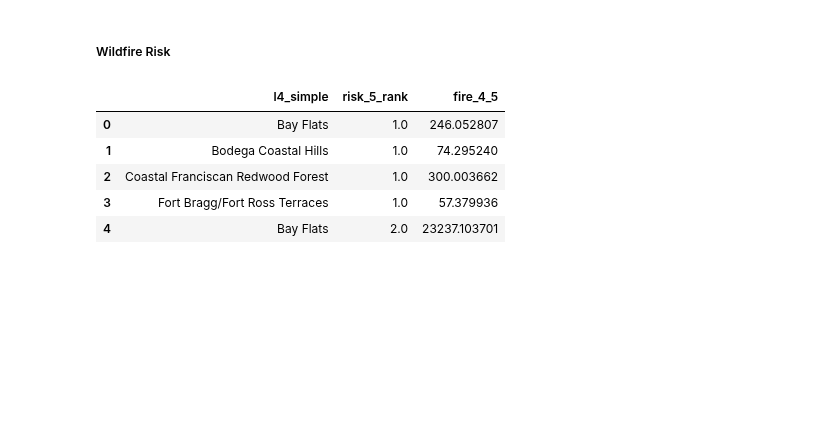
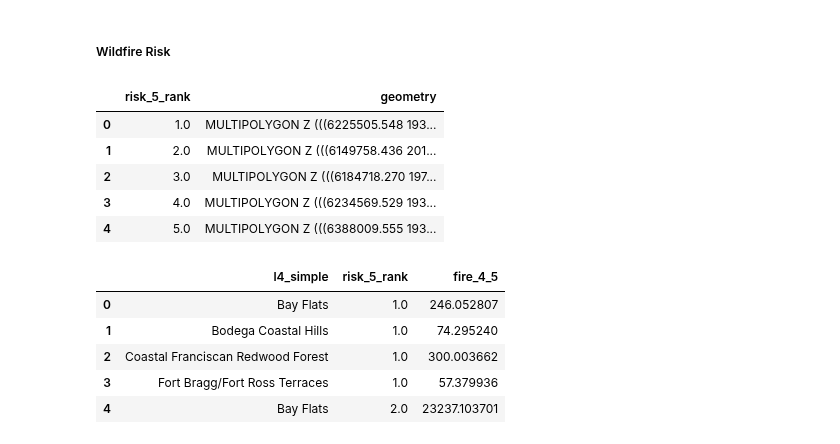
Before and after one commit to acmarley-erg/soco_resilience, a Jupyter notebook: py/zone_stats.ipynb, the cells around one changed output. Drawn from its saved outputs; the diff is of its cells as text; code cells hidden in the pictures; blank space fills up the shorter version.

```diff
--- a/py/zone_stats.ipynb
+++ b/py/zone_stats.ipynb
@@ -82,3 +83,5 @@ soco_unincorp_cities = ba_unincorp_cities[ba_unincorp_cities["COUNTY"] == "06097
 ### Zone statistics -- Hazards
 # %% [markdown]
 ##### Wildfire Risk
+# %%
+fire_risk_simp = fire_risk_simp.astype({'risk_5_rank': 'int64'})
@@ -85,3 +102,12 @@ soco_unincorp_cities = ba_unincorp_cities[ba_unincorp_cities["COUNTY"] == "06097
+# %%
+fire_risk_simp.head()
+# %% [output]
+|  | risk_5_rank | geometry |
+| 0 | 1.0 | MULTIPOLYGON Z (((6225505.548 193... |
+| 1 | 2.0 | MULTIPOLYGON Z (((6149758.436 201... |
+| 2 | 3.0 | MULTIPOLYGON Z (((6184718.270 197... |
+| 3 | 4.0 | MULTIPOLYGON Z (((6234569.529 193... |
+| 4 | 5.0 | MULTIPOLYGON Z (((6388009.555 193... |
 # %%
 zones_wr = util.zone_intersect(ecoregions_simp, fire_risk_simp, 'fire_4_5')
 # %%
```
Also changed, not shown: parts of 2 cells of this notebook.
